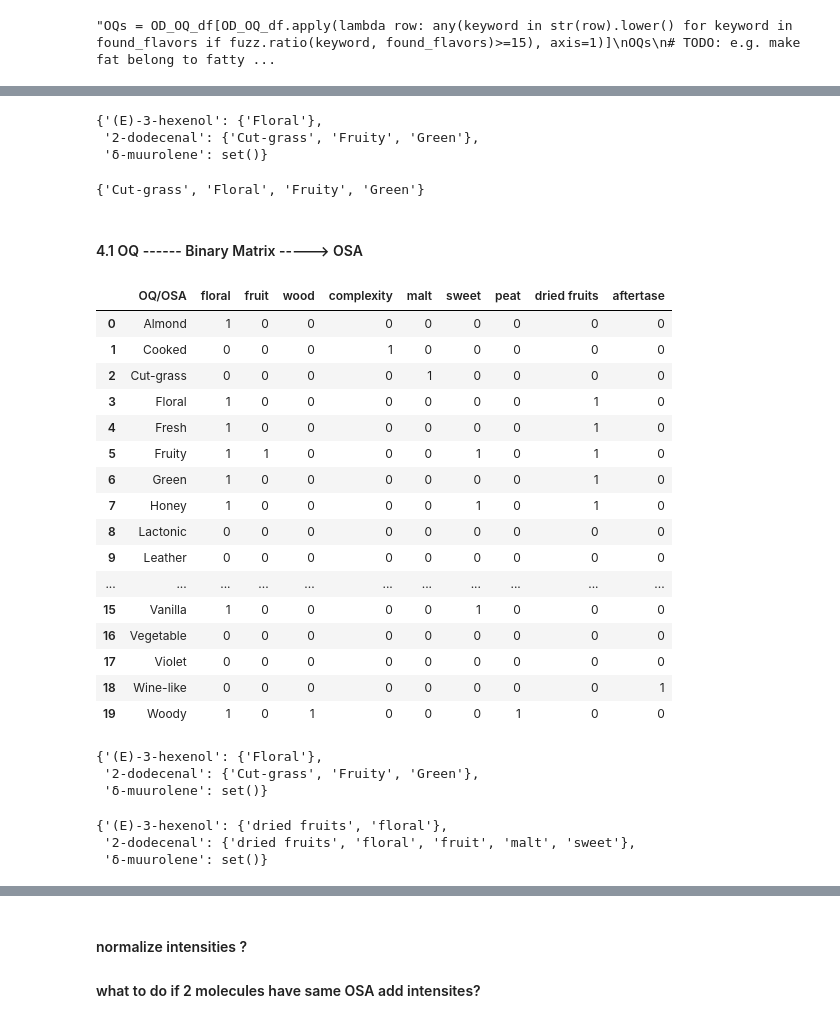
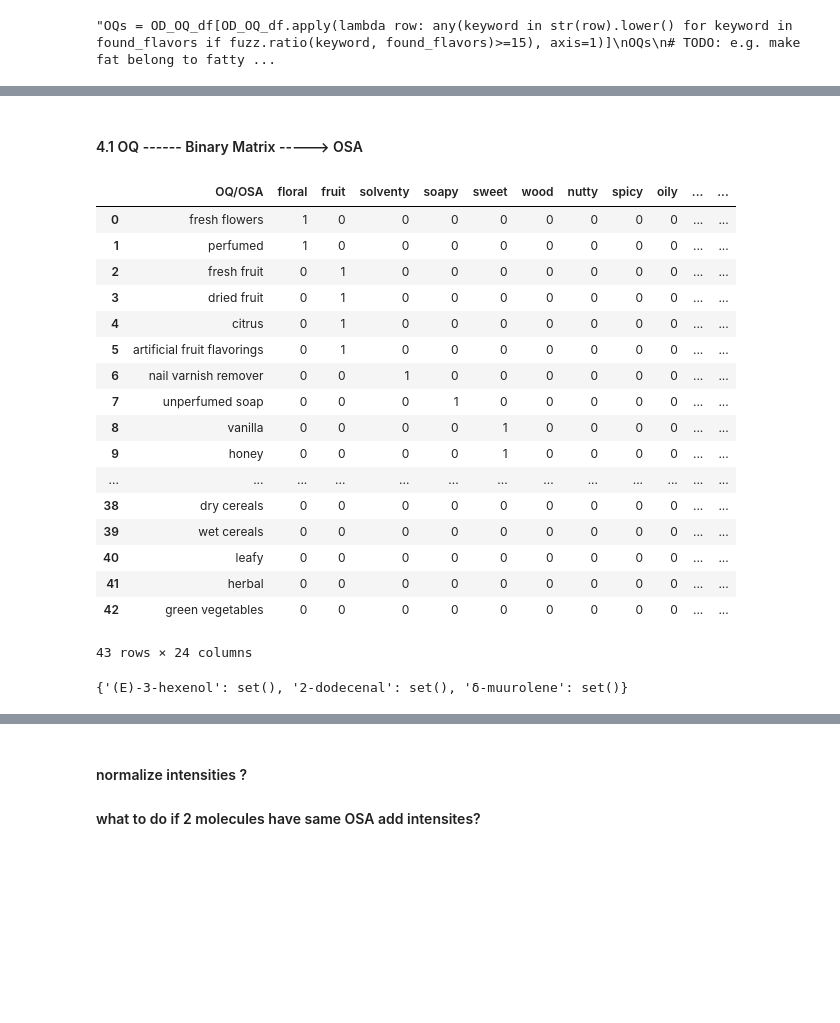
Before and after one commit to rengesf/flavorpred, a Jupyter notebook: Pipeline.ipynb, the cells around one changed output, grey strips where cells are left out. Saved outputs shown, nothing was run; the diff lists cells and outputs as text; code cells hidden in the pictures; blank space fills up the shorter version.

```diff
--- a/Pipeline.ipynb
+++ b/Pipeline.ipynb
@@ -221,63 +229,27 @@ OQs
-# %%
-# Get the column names where each row is 1
-mol_OQs = {}
-
-for key, value in ms_OQs.items():
-    current_OQs = []
-    for keyword in value:
-        for index, row in OQs.iterrows():
-            if row[0] == keyword:
-                row_values = OQs.columns[row == 1].tolist()
-                current_OQs += row_values
-        mol_OQs[key] = set(current_OQs)
-
-mol_OQs
-# %% [output]
-{'(E)-3-hexenol': {'Floral'},
- '2-dodecenal': {'Cut-grass', 'Fruity', 'Green'},
- 'δ-muurolene': set()}
-# %%
-# Get the column names where each row is 1
-selected_OQs = []
-for index, row in selected_OQ_df.iterrows():
-    row_values = selected_OQ_df.columns[row == 1].tolist()
-    #print(index)
-    selected_OQs += row_values
-    #mol_OQs
-
-selected_OQs = (set(selected_OQs))
-selected_OQs
-# %% [output]
-{'Cut-grass', 'Floral', 'Fruity', 'Green'}
 # %% [markdown]
 #### 4.1 OQ ------ Binary Matrix -----> OSA
 # %%
-OSA_data = pd.read_table('./data/OSA_dummy.csv', delimiter=';')
+OSA_data = pd.read_table('./data/OQ_OSA.csv', delimiter=',')
 OSA_data
 # %% [output]
-|  | OQ/OSA | floral | fruit | wood | complexity | malt | sweet | peat | dried fruits | aftertase |
-| 0 | Almond | 1 | 0 | 0 | 0 | 0 | 0 | 0 | 0 | 0 |
-| 1 | Cooked | 0 | 0 | 0 | 1 | 0 | 0 | 0 | 0 | 0 |
-| 2 | Cut-grass | 0 | 0 | 0 | 0 | 1 | 0 | 0 | 0 | 0 |
-| 3 | Floral | 1 | 0 | 0 | 0 | 0 | 0 | 0 | 1 | 0 |
-| 4 | Fresh | 1 | 0 | 0 | 0 | 0 | 0 | 0 | 1 | 0 |
-| 5 | Fruity | 1 | 1 | 0 | 0 | 0 | 1 | 0 | 1 | 0 |
-| 6 | Green | 1 | 0 | 0 | 0 | 0 | 0 | 0 | 1 | 0 |
-| 7 | Honey | 1 | 0 | 0 | 0 | 0 | 1 | 0 | 1 | 0 |
-| 8 | Lactonic | 0 | 0 | 0 | 0 | 0 | 0 | 0 | 0 | 0 |
-| 9 | Leather | 0 | 0 | 0 | 0 | 0 | 0 | 0 | 0 | 0 |
-| ... | ... | ... | ... | ... | ... | ... | ... | ... | ... | ... |
-| 15 | Vanilla | 1 | 0 | 0 | 0 | 0 | 1 | 0 | 0 | 0 |
-| 16 | Vegetable | 0 | 0 | 0 | 0 | 0 | 0 | 0 | 0 | 0 |
-| 17 | Violet | 0 | 0 | 0 | 0 | 0 | 0 | 0 | 0 | 0 |
-| 18 | Wine-like | 0 | 0 | 0 | 0 | 0 | 0 | 0 | 0 | 1 |
-| 19 | Woody | 1 | 0 | 1 | 0 | 0 | 0 | 1 | 0 | 0 |
+|  | OQ/OSA | floral | fruit | solventy | soapy | sweet | wood | nutty | spicy | oily | ... | ... |
+| 0 | fresh flowers | 1 | 0 | 0 | 0 | 0 | 0 | 0 | 0 | 0 | ... | ... |
+| 1 | perfumed | 1 | 0 | 0 | 0 | 0 | 0 | 0 | 0 | 0 | ... | ... |
+| 2 | fresh fruit | 0 | 1 | 0 | 0 | 0 | 0 | 0 | 0 | 0 | ... | ... |
+| 3 | dried fruit | 0 | 1 | 0 | 0 | 0 | 0 | 0 | 0 | 0 | ... | ... |
+| 4 | citrus | 0 | 1 | 0 | 0 | 0 | 0 | 0 | 0 | 0 | ... | ... |
+| 5 | artificial fruit flavorings | 0 | 1 | 0 | 0 | 0 | 0 | 0 | 0 | 0 | ... | ... |
+| 6 | nail varnish remover | 0 | 0 | 1 | 0 | 0 | 0 | 0 | 0 | 0 | ... | ... |
+| 7 | unperfumed soap | 0 | 0 | 0 | 1 | 0 | 0 | 0 | 0 | 0 | ... | ... |
+| 8 | vanilla | 0 | 0 | 0 | 0 | 1 | 0 | 0 | 0 | 0 | ... | ... |
+| 9 | honey | 0 | 0 | 0 | 0 | 1 | 0 | 0 | 0 | 0 | ... | ... |
+| ... | ... | ... | ... | ... | ... | ... | ... | ... | ... | ... | ... | ... |
+| 38 | dry cereals | 0 | 0 | 0 | 0 | 0 | 0 | 0 | 0 | 0 | ... | ... |
+| 39 | wet cereals | 0 | 0 | 0 | 0 | 0 | 0 | 0 | 0 | 0 | ... | ... |
+| 40 | leafy | 0 | 0 | 0 | 0 | 0 | 0 | 0 | 0 | 0 | ... | ... |
+| 41 | herbal | 0 | 0 | 0 | 0 | 0 | 0 | 0 | 0 | 0 | ... | ... |
+| 42 | green vegetables | 0 | 0 | 0 | 0 | 0 | 0 | 0 | 0 | 0 | ... | ... |
+43 rows × 24 columns
-# %%
-mol_OQs
-# %% [output]
-{'(E)-3-hexenol': {'Floral'},
- '2-dodecenal': {'Cut-grass', 'Fruity', 'Green'},
- 'δ-muurolene': set()}
 # %%
 mol_OSA ={}
 
@@ -285,16 +257,14 @@ for key, value in mol_OQs.items():
     selected_OSAs = []
     for keyword in value:
         for index, row in OSA_data.iterrows():
-            if row[0] in value:
+            if  str(row[0]).lower() in str(value).lower():
                 row_values = OSA_data.columns[row == 1].tolist()
                 selected_OSAs += row_values
     mol_OSA[key] = set(selected_OSAs)
 
 mol_OSA
 # %% [output]
-{'(E)-3-hexenol': {'dried fruits', 'floral'},
- '2-dodecenal': {'dried fruits', 'floral', 'fruit', 'malt', 'sweet'},
- 'δ-muurolene': set()}
+{'(E)-3-hexenol': set(), '2-dodecenal': set(), 'δ-muurolene': set()}
 # %%
 selected_OSAs = []
 for index, row in OSA_data.iterrows():
```
Also changed, not shown: parts of 32 cells of this notebook, 1 other file.
